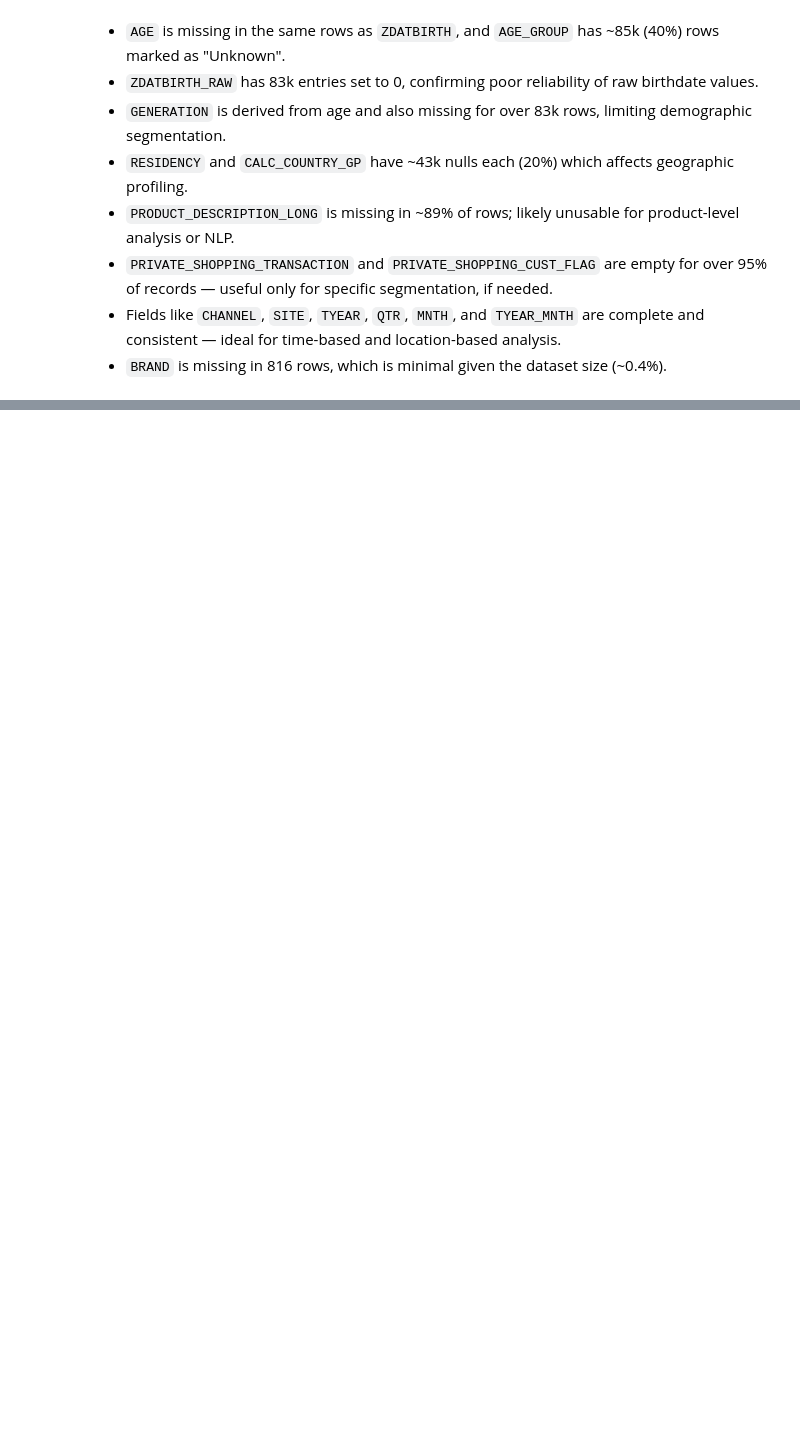
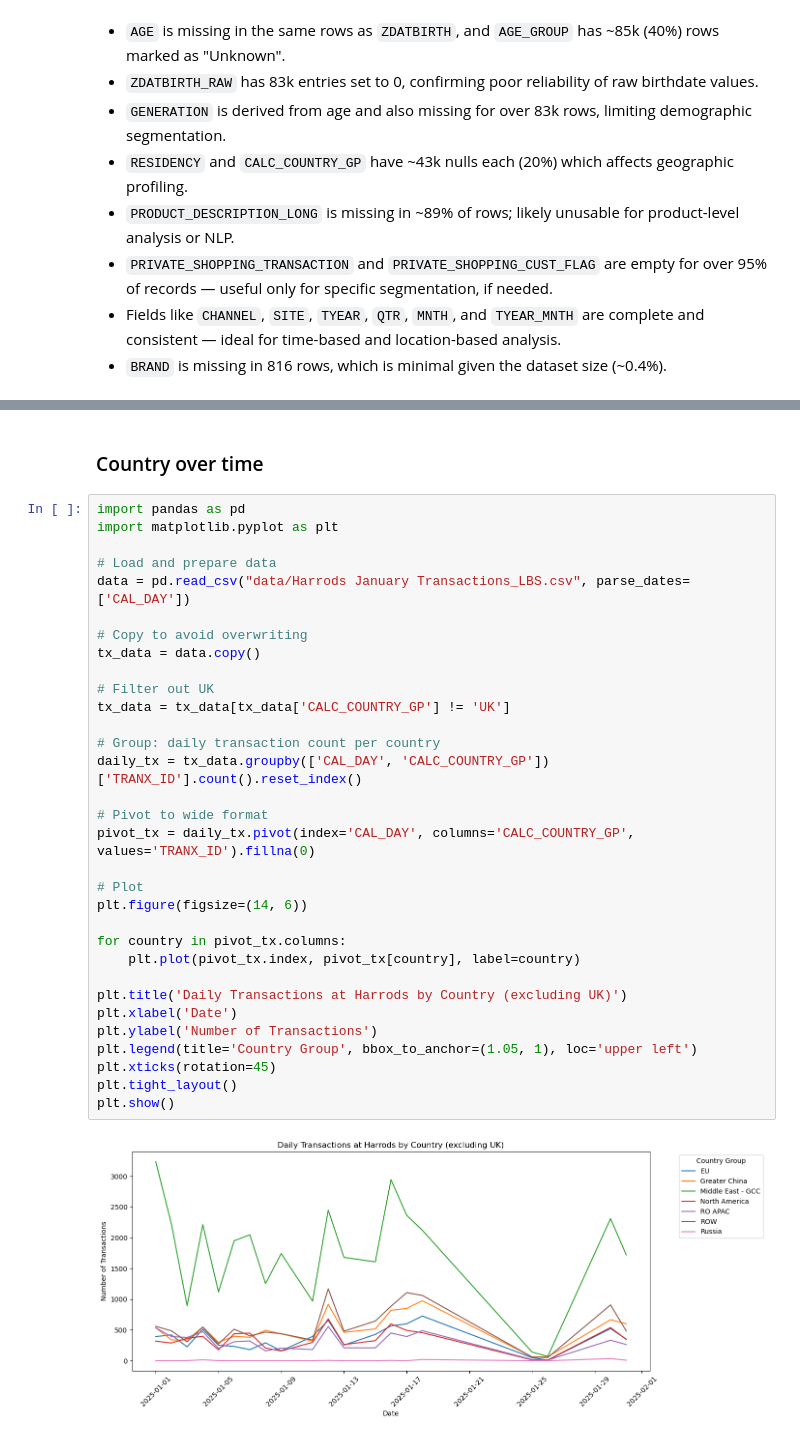
Before and after one commit to miguelkantor/londonlab_harrods_team2, a Jupyter notebook: Data Discovery and EDA.ipynb, the cells around one changed output, grey strips where cells are left out. Drawn from its saved outputs; the diff is of its cells as text; blank space fills up the shorter version.

```diff
--- a/Data Discovery and EDA.ipynb
+++ b/Data Discovery and EDA.ipynb
@@ -156,0 +536,36 @@ summarize_df(data)
+# %% [markdown]
+### Country over time
+# %%
+import pandas as pd
+import matplotlib.pyplot as plt
+
+# Load and prepare data
+data = pd.read_csv("data/Harrods January Transactions_LBS.csv", parse_dates=['CAL_DAY'])
+
+# Copy to avoid overwriting
+tx_data = data.copy()
+
+# Filter out UK
+tx_data = tx_data[tx_data['CALC_COUNTRY_GP'] != 'UK']
+
+# Group: daily transaction count per country
+daily_tx = tx_data.groupby(['CAL_DAY', 'CALC_COUNTRY_GP'])['TRANX_ID'].count().reset_index()
+
+# Pivot to wide format
+pivot_tx = daily_tx.pivot(index='CAL_DAY', columns='CALC_COUNTRY_GP', values='TRANX_ID').fillna(0)
+
+# Plot
+plt.figure(figsize=(14, 6))
+
+for country in pivot_tx.columns:
+    plt.plot(pivot_tx.index, pivot_tx[country], label=country)
+
+plt.title('Daily Transactions at Harrods by Country (excluding UK)')
+plt.xlabel('Date')
+plt.ylabel('Number of Transactions')
+plt.legend(title='Country Group', bbox_to_anchor=(1.05, 1), loc='upper left')
+plt.xticks(rotation=45)
+plt.tight_layout()
+plt.show()
+# %% [output]
+[figure, added]
```
Also changed, not shown: parts of 66 cells of this notebook, 1 other file.
